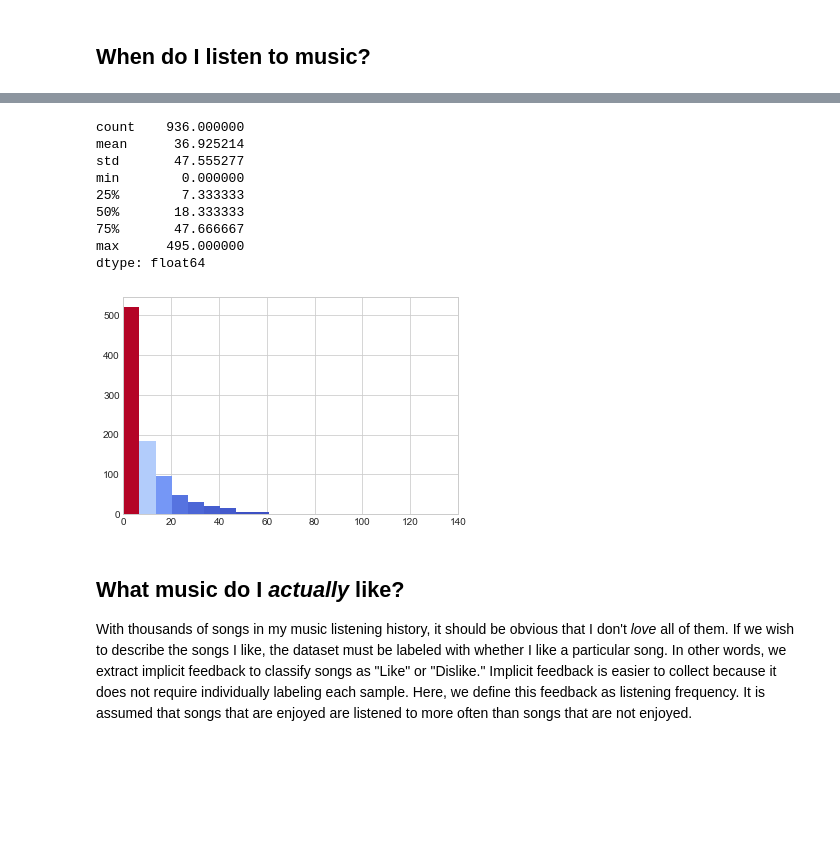
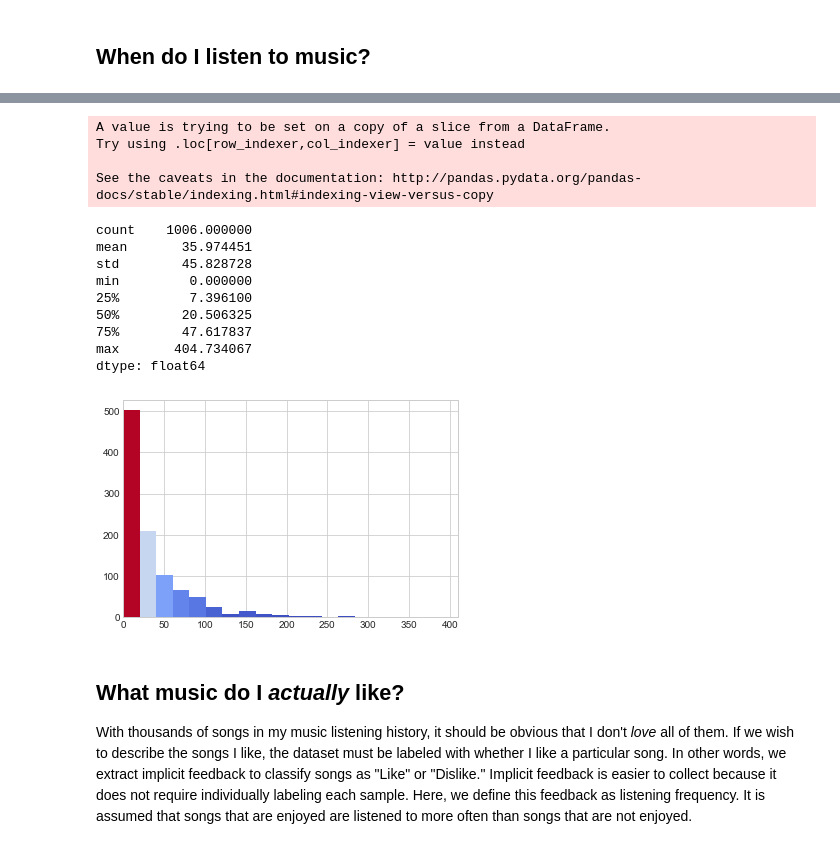
Before and after one commit to liebscher/musicanalysis, a Jupyter notebook: 3_Data_Explore.ipynb, the cells around one changed output, grey strips where cells are left out. Saved outputs shown, nothing was run; the diff lists cells and outputs as text; code cells hidden in the pictures; blank space fills up the shorter version.

```diff
--- a/3_Data_Explore.ipynb
+++ b/3_Data_Explore.ipynb
@@ -62,9 +62,9 @@ def hist(X, xlim, bins=14):
 
     norm = colors.Normalize(fracs.min(), fracs.max())
 
-    for thisfrac, thispatch in zip(fracs, patches):
-        color = plt.cm.coolwarm(norm(thisfrac))
-        thispatch.set_facecolor(color)
+    for frac, patch in zip(fracs, patches):
+        color = plt.cm.coolwarm(norm(frac))
+        patch.set_facecolor(color)
 # %%
 hist(full_history['acousticness'], [0,1])
 full_history['acousticness'].describe()
@@ -452,32 +514,48 @@ deltas = np.array(ts[1:] - ts[:-1])
+# %%
+times = full_history[['timestamp', 'duration']]
+times['timestamp'] = pd.DatetimeIndex(times['timestamp']).view('int64') // pd.Timedelta(1, unit='s')
+times = times.sort_values('timestamp')
+
+latter = np.array(times.iloc[1:, 0])
+former = np.array(times.iloc[:-1, 0])
+raw_deltas = latter - former
+
+deltas = times[1:].drop('timestamp', axis=1)
+deltas.loc[:, 'duration'] *= 60
+deltas.loc[:, 'delta'] = np.array(raw_deltas)
+# %% [output]
+A value is trying to be set on a copy of a slice from a DataFrame.
+Try using .loc[row_indexer,col_indexer] = value instead
+
+See the caveats in the documentation: http://pandas.pydata.org/pandas-docs/stable/indexing.html#indexing-view-versus-copy
 # %%
 clusters = []
 current_cluster = 0
 
-MAXIMUM_GAP = 600
+MAXIMUM_GAP = 300
 
-for i in range(len(deltas)):
-    if deltas[i] < MAXIMUM_GAP:
-        current_cluster += 1
+for i, row in deltas.iterrows():
+    if row['duration'] + MAXIMUM_GAP > row['delta']:
+        current_cluster += row['duration']
     else:
         clusters.append(current_cluster)
         current_cluster = 0
 
 clusters.append(current_cluster)
-
-hist(clusters, [0, 140], 20)
-dur = full_history['duration'].median()
-(pd.Series(clusters)*dur).describe()
+clusters = pd.Series(clusters) / 60
+hist(clusters, [0, 410], 20)
+clusters.describe()
 # %% [output]
-count    936.000000
-mean      36.925214
-std       47.555277
-min        0.000000
-25%        7.333333
-50%       18.333333
-75%       47.666667
-max      495.000000
+count    1006.000000
+mean       35.974451
+std        45.828728
+min         0.000000
+25%         7.396100
+50%        20.506325
+75%        47.617837
+max       404.734067
 dtype: float64
-[figure, old version]
+[figure, new version]
 # %% [markdown]
 ## What music do I *actually* like?
 
```
Also changed, not shown: parts of 31 cells of this notebook.
